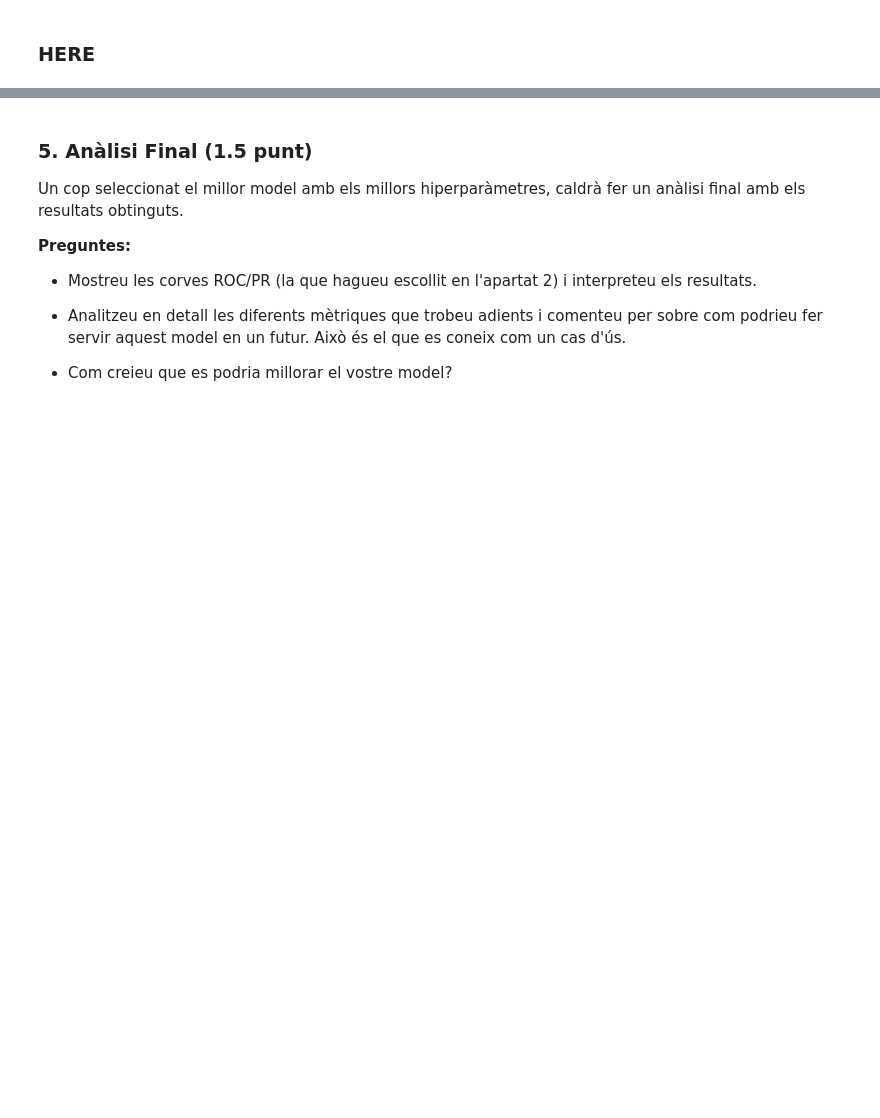
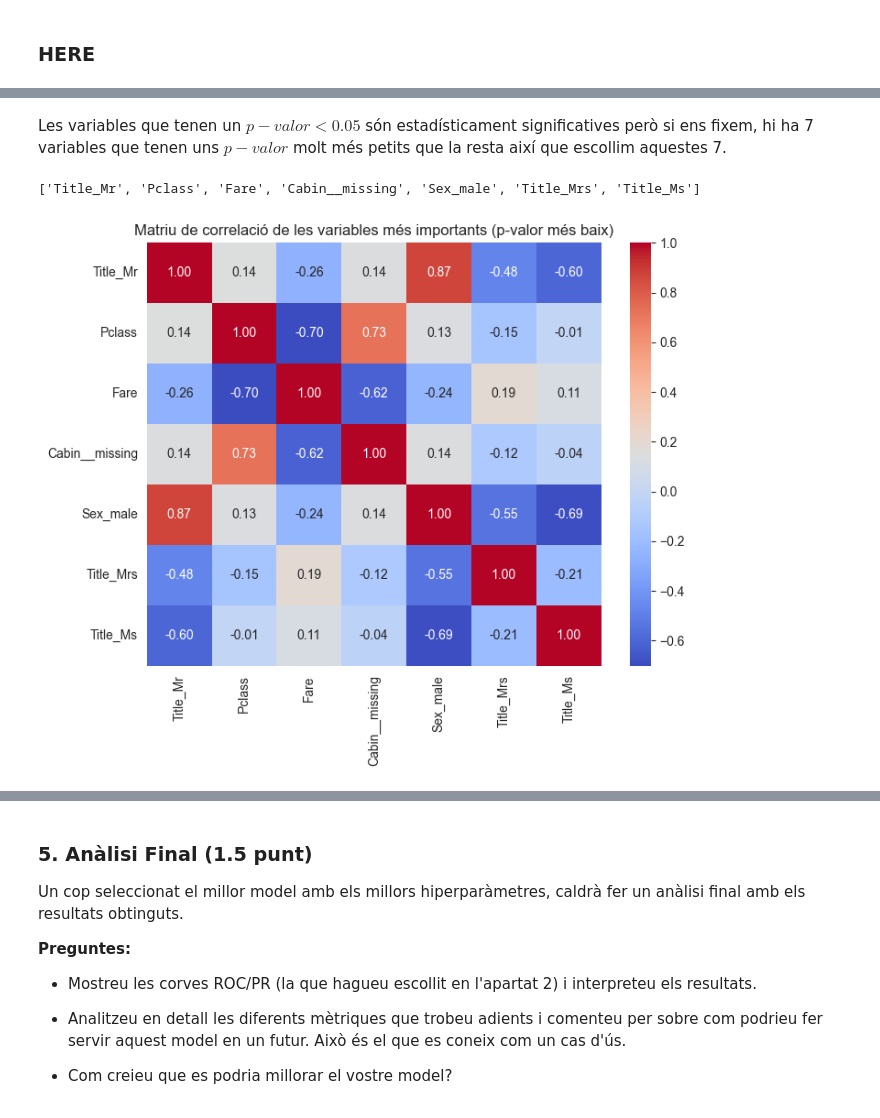
Before and after one commit to NatanSisoev/TitanicSurvival, a Jupyter notebook: practica.ipynb, the cells around one changed output, grey strips where cells are left out. Drawn from its saved outputs; the diff is of its cells as text; code cells hidden in the pictures; blank space fills up the shorter version.

```diff
--- a/practica.ipynb
+++ b/practica.ipynb
@@ -1979,0 +1982,22 @@ def run_grid_search_all_models(models_dict, search_type="grid", cv=5, scoring="f
+# %%
+from sklearn.feature_selection import SelectKBest, f_classif, chi2
+
+X = processed_df.drop(columns=["Survived"])
+y = processed_df["Survived"]
+
+# Separem les numèriques i les booleans
+numeric_vars = X.select_dtypes(include=["int64", "float64"]).columns
+bool_vars = X.select_dtypes(include=["bool"]).columns
+
+# ANOVA i chi2
+anova_res = SelectKBest(f_classif, k='all').fit(X[numeric_vars], y)
+chi2_res = SelectKBest(chi2, k='all').fit(X[bool_vars].astype(int), y)
+
+# DataFrame amb resultats ordenats per p-valor menor
+results = pd.DataFrame({
+    "Variable": list(numeric_vars) + list(bool_vars),
+    "Score": list(anova_res.scores_) + list(chi2_res.scores_),
+    "p-value": list(anova_res.pvalues_) + list(chi2_res.pvalues_)
+}).sort_values("p-value").reset_index(drop=True)
+
+display(results)
@@ -1979,0 +2022,15 @@ def run_grid_search_all_models(models_dict, search_type="grid", cv=5, scoring="f
+# %% [markdown]
+Les variables que tenen un $p-valor<0.05$ són estadísticament significatives però si ens fixem, hi ha 7 variables que tenen uns $p-valor$ molt més petits que la resta així que escollim aquestes 7.
+# %%
+top_vars = results["Variable"].iloc[:7].tolist()
+print(top_vars)
+# %% [output]
+['Title_Mr', 'Pclass', 'Fare', 'Cabin__missing', 'Sex_male', 'Title_Mrs', 'Title_Ms']
+# %%
+corr_matrix = processed_df[top_vars].corr()
+plt.figure(figsize=(8, 6))
+sns.heatmap(corr_matrix, annot=True, cmap="coolwarm", fmt=".2f")
+plt.title("Matriu de correlació de les variables més importants (p-valor més baix)")
+plt.show()
+# %% [output]
+[figure, added]
```
Also changed, not shown: parts of 6 cells of this notebook.
